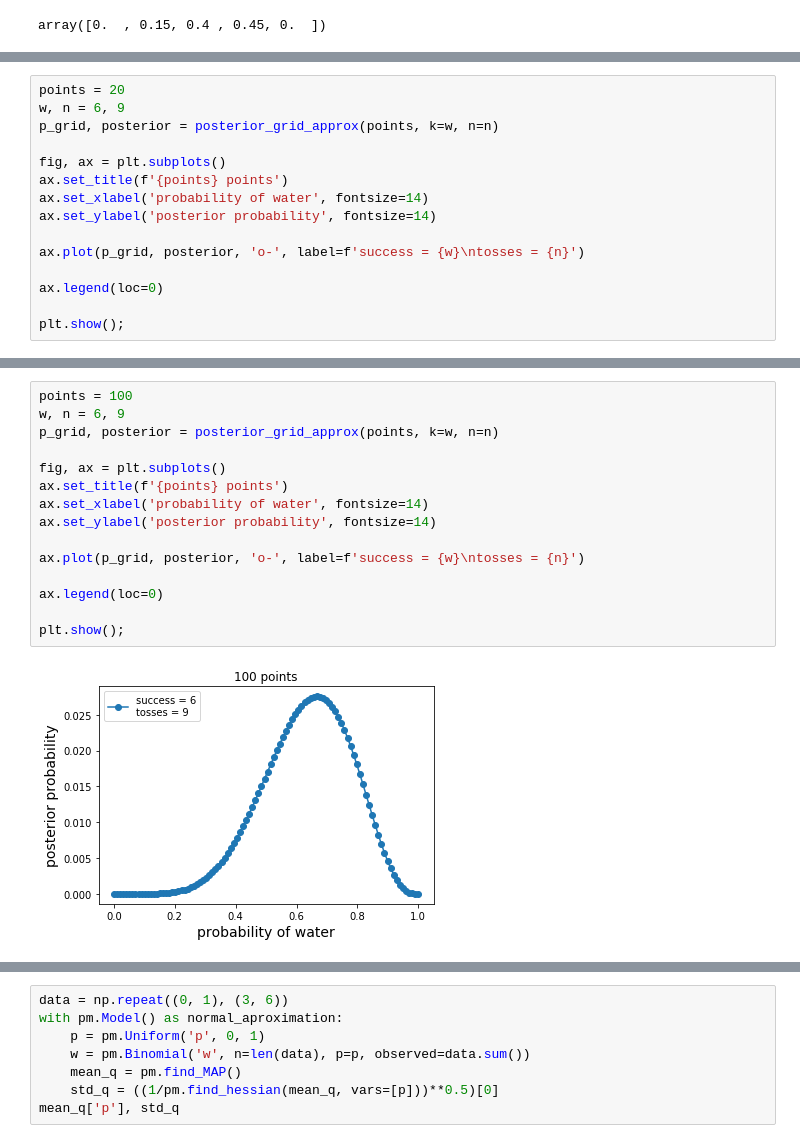
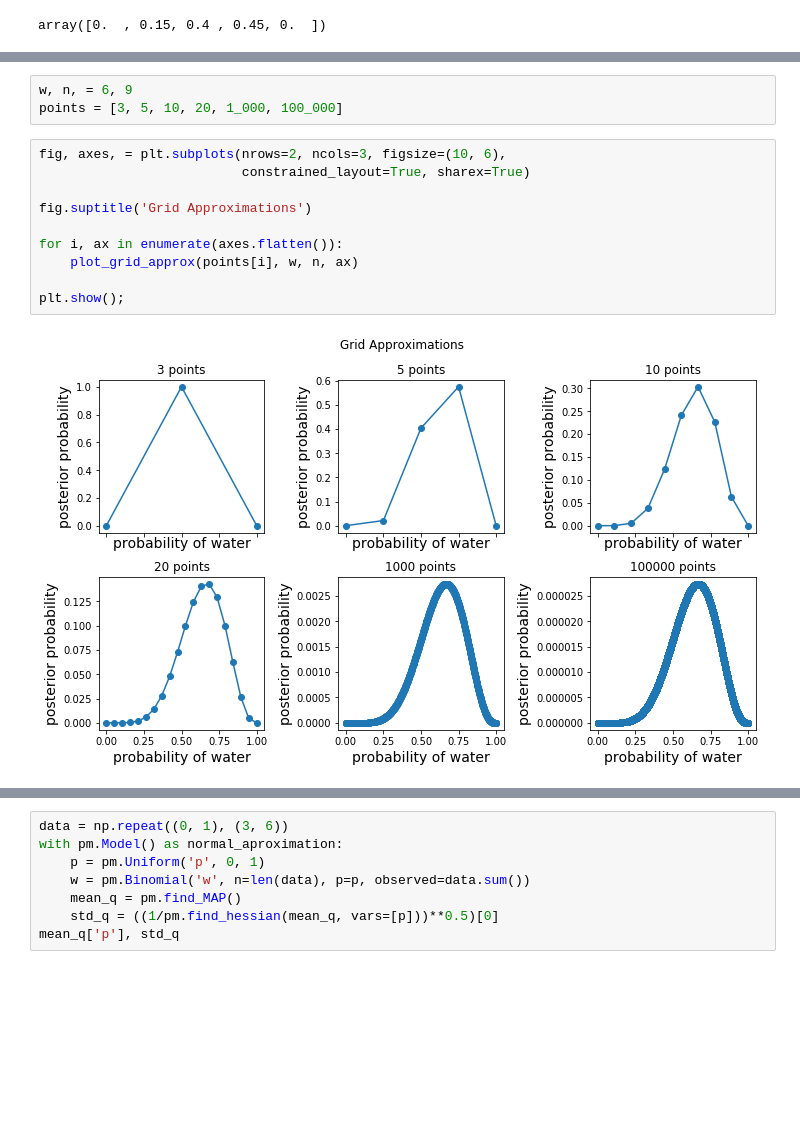
Before and after one commit to David-Loughnane/resources, a Jupyter notebook: Rethinking/Chp_02.ipynb, the cells around one changed output, grey strips where cells are left out. Saved outputs shown, nothing was run; the diff lists cells and outputs as text; blank space fills up the shorter version.

```diff
--- a/Rethinking/Chp_02.ipynb
+++ b/Rethinking/Chp_02.ipynb
@@ -87,15 +84,0 @@ plt.show();
-# %%
-points = 20
-w, n = 6, 9
-p_grid, posterior = posterior_grid_approx(points, k=w, n=n)
-
-fig, ax = plt.subplots()
-ax.set_title(f'{points} points')
-ax.set_xlabel('probability of water', fontsize=14)
-ax.set_ylabel('posterior probability', fontsize=14)
-
-ax.plot(p_grid, posterior, 'o-', label=f'success = {w}\ntosses = {n}')
-
-ax.legend(loc=0)
-
-plt.show();
@@ -104,17 +85,15 @@ plt.show();
-# %%
-points = 100
-w, n = 6, 9
-p_grid, posterior = posterior_grid_approx(points, k=w, n=n)
-
-fig, ax = plt.subplots()
-ax.set_title(f'{points} points')
-ax.set_xlabel('probability of water', fontsize=14)
-ax.set_ylabel('posterior probability', fontsize=14)
-
-ax.plot(p_grid, posterior, 'o-', label=f'success = {w}\ntosses = {n}')
-
-ax.legend(loc=0)
-
-plt.show();
-# %% [output]
-[figure, removed]
+# %%
+w, n, = 6, 9
+points = [3, 5, 10, 20, 1_000, 100_000]
+# %%
+fig, axes, = plt.subplots(nrows=2, ncols=3, figsize=(10, 6),
+                          constrained_layout=True, sharex=True)
+
+fig.suptitle('Grid Approximations')
+
+for i, ax in enumerate(axes.flatten()):
+    plot_grid_approx(points[i], w, n, ax)
+
+plt.show();
+# %% [output]
+[figure, added]
```
Also changed, not shown: parts of 19 cells of this notebook.
